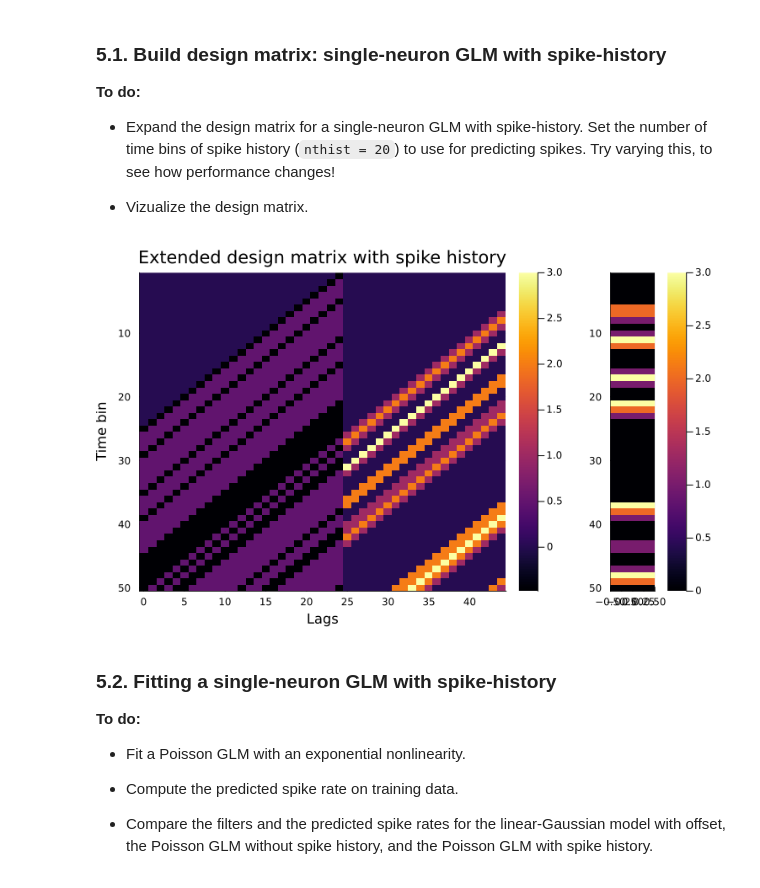
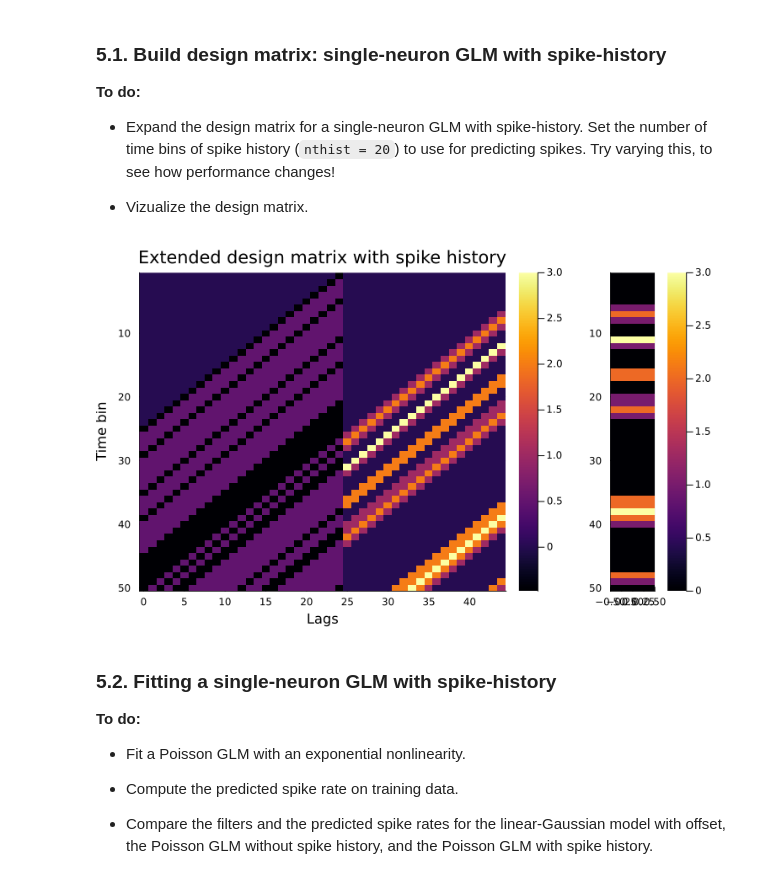
Before and after one commit to AurelienBernardP/Principles-of-neuroengineering, a Jupyter notebook: notebook2/Tutorial2-neural-encoding-modeling.ipynb, the cells around one changed output. Drawn from its saved outputs; the diff is of its cells as text; code cells hidden in the pictures.

```diff
--- a/notebook2/Tutorial2-neural-encoding-modeling.ipynb
+++ b/notebook2/Tutorial2-neural-encoding-modeling.ipynb
@@ -479,25 +461,25 @@ Y4 = hist.weights #binned spike count neuron 4
 # %%
 
 #neuron1
 ntfilt = 25
 nthist = 20
 
 neuron3_hist = transpose(Hankel( zeros((nthist)) , vcat(0,Y3[1:size(Y3,1)-1])))
 
 hist_expanded_design = hcat(design,neuron3_hist)
 heat_expanded = heatmap(0:ntfilt+nthist-1, 1:50, hist_expanded_design[1:50,:], yflip = true, title = "Extended design matrix with spike history" , xlabel = "Lags" , ylabel = "Time bin",
 xticks = 0:5:45,)
 
 
 #heat3 = heatmap(-ntfilt+1:0, 1:50, neuron3_hist[1:50,:], yflip = true, title = "design matrix" , xlabel = "n4 spike hist" , ylabel = "time bin")
 
-heat_spikes = heatmap((0:0),1:50,hist.weights[1:50,:], yflip = true )
+heat_spikes = heatmap((0:0),1:50,Y3[1:50,:], yflip = true )
 
 l = @layout [a{0.8w} b]
 
 plot(heat_expanded, heat_spikes , layout = l, size=(750,450))
 # %% [output]
-[figure, old version]
+[figure, new version]
 # %% [markdown]
 ### 5.2. Fitting a single-neuron GLM with spike-history
 
```
Also changed, not shown: parts of 5 cells of this notebook.
